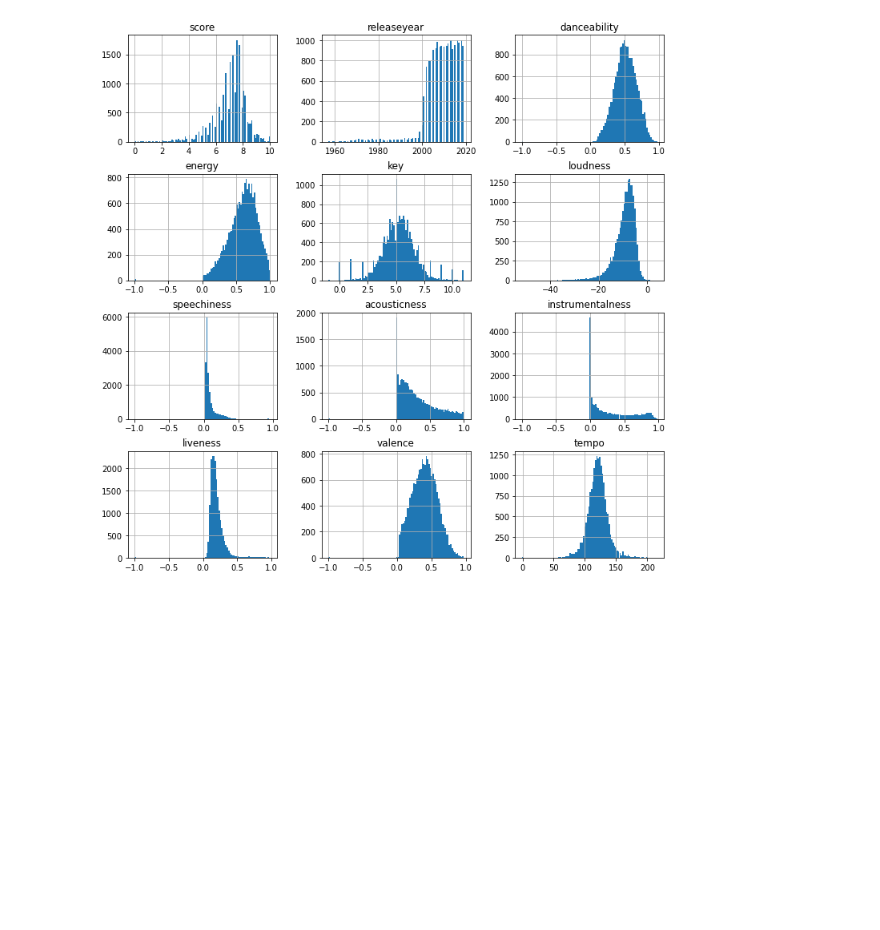
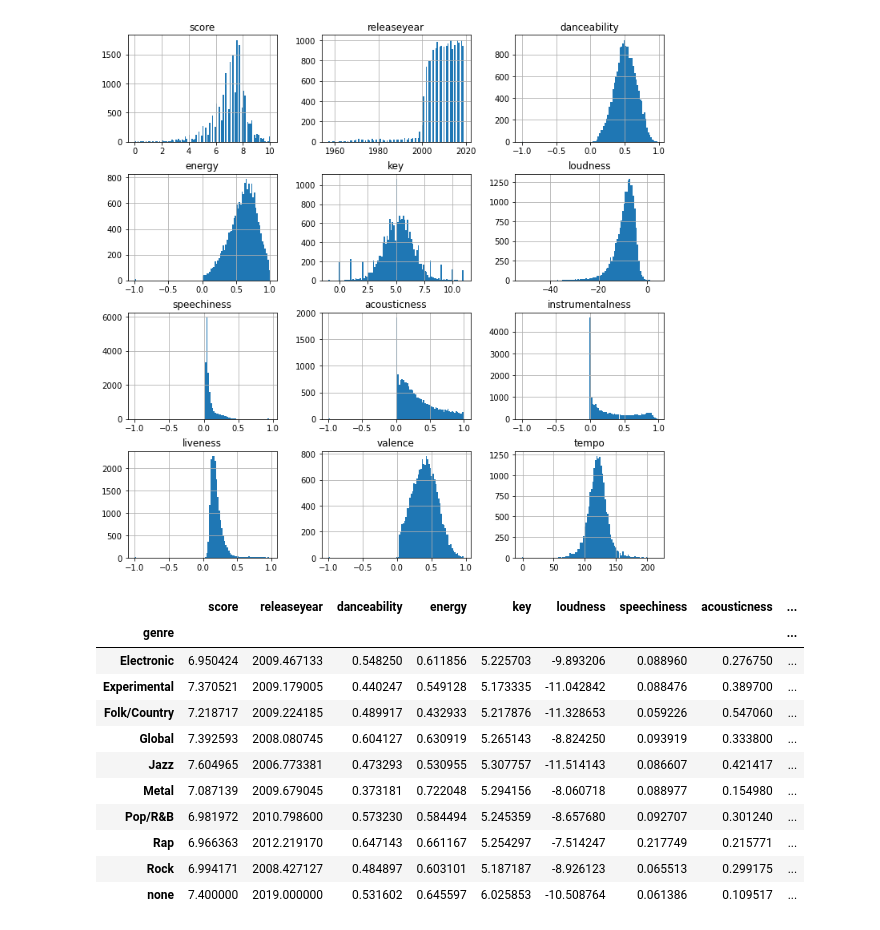
Before and after one commit to ohshane/p4kxspotify, a Jupyter notebook: main.ipynb, the cells around one changed output. Saved outputs shown, nothing was run; the diff lists cells and outputs as text; code cells hidden in the pictures; blank space fills up the shorter version.

```diff
--- a/main.ipynb
+++ b/main.ipynb
@@ -38,3 +38,18 @@ array([[<AxesSubplot:title={'center':'score'}>,
         <AxesSubplot:title={'center':'valence'}>,
         <AxesSubplot:title={'center':'tempo'}>]], dtype=object)
 [figure]
+# %%
+df.groupby(by=["genre"]).mean()
+# %% [output]
+|  | score | releaseyear | danceability | energy | key | loudness | speechiness | acousticness | ... |
+| genre |  |  |  |  |  |  |  |  | ... |
+| Electronic | 6.950424 | 2009.467133 | 0.548250 | 0.611856 | 5.225703 | -9.893206 | 0.088960 | 0.276750 | ... |
+| Experimental | 7.370521 | 2009.179005 | 0.440247 | 0.549128 | 5.173335 | -11.042842 | 0.088476 | 0.389700 | ... |
+| Folk/Country | 7.218717 | 2009.224185 | 0.489917 | 0.432933 | 5.217876 | -11.328653 | 0.059226 | 0.547060 | ... |
+| Global | 7.392593 | 2008.080745 | 0.604127 | 0.630919 | 5.265143 | -8.824250 | 0.093919 | 0.333800 | ... |
+| Jazz | 7.604965 | 2006.773381 | 0.473293 | 0.530955 | 5.307757 | -11.514143 | 0.086607 | 0.421417 | ... |
+| Metal | 7.087139 | 2009.679045 | 0.373181 | 0.722048 | 5.294156 | -8.060718 | 0.088977 | 0.154980 | ... |
+| Pop/R&B | 6.981972 | 2010.798600 | 0.573230 | 0.584494 | 5.245359 | -8.657680 | 0.092707 | 0.301240 | ... |
+| Rap | 6.966363 | 2012.219170 | 0.647143 | 0.661167 | 5.254297 | -7.514247 | 0.217749 | 0.215771 | ... |
+| Rock | 6.994171 | 2008.427127 | 0.484897 | 0.603101 | 5.187187 | -8.926123 | 0.065513 | 0.299175 | ... |
+| none | 7.400000 | 2019.000000 | 0.531602 | 0.645597 | 6.025853 | -10.508764 | 0.061386 | 0.109517 | ... |
```
Also changed, not shown: parts of 5 cells of this notebook.
